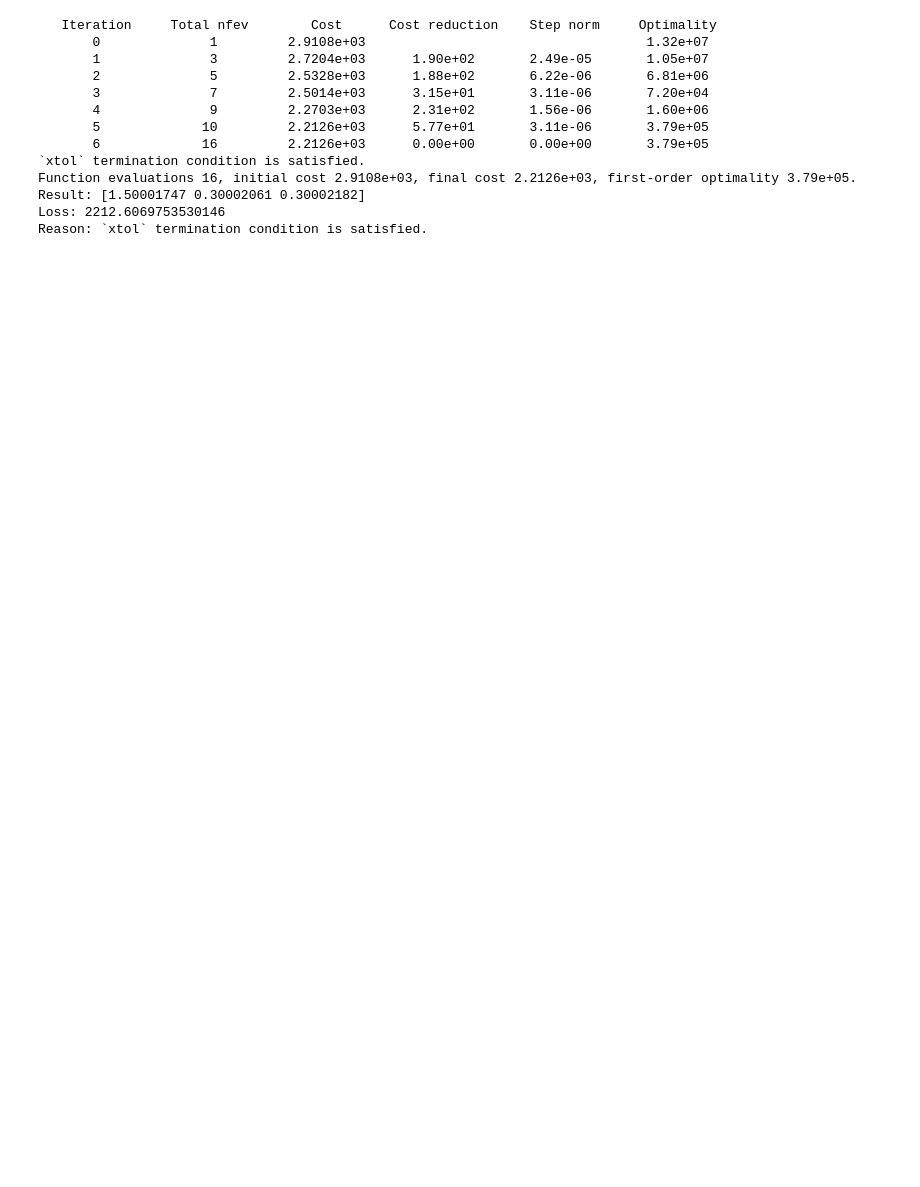
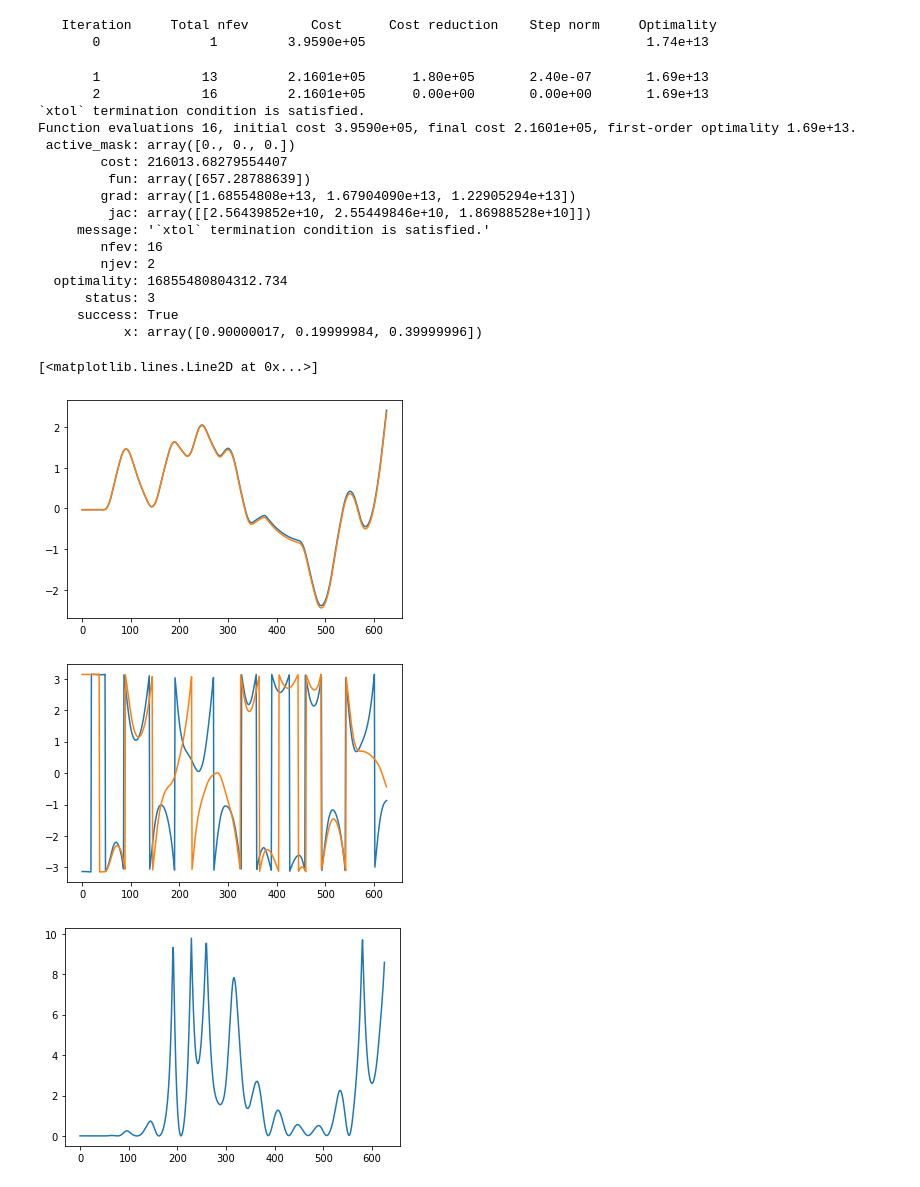
Before and after one commit to bastitx/cartpole_rl, a Jupyter notebook: param_fit.ipynb, the cells around one changed output. Drawn from its saved outputs; the diff is of its cells as text; code cells hidden in the pictures; blank space fills up the shorter version.

```diff
--- a/param_fit.ipynb
+++ b/param_fit.ipynb
@@ -26,31 +33,58 @@ def fun(theta):
         states += [env.step([x])[0]]
         if render:
             env.render()
-    if render:
-        env.close
+    env.close()
     return np.array(states)
 # %%
 solution_theta = [1.0, 0.1, 0.5]
 solution_states = fun(solution_theta)
-# %%
-def loss(theta):
-    states = fun(theta)
-    return np.sum(solution_states[:,[0,3]] - states[:,[0,3]], axis=1)
-# %%
-guess = [1.5, 0.3, 0.3]
-result = optimize.least_squares(loss, guess, diff_step=0.0001, verbose=2)
-print("Result: {}\nLoss: {}\nReason: {}".format(result.x, result.cost, result.message))
-# %% [output]
-   Iteration     Total nfev        Cost      Cost reduction    Step norm     Optimality
-       0              1         2.9108e+03                                    1.32e+07
-       1              3         2.7204e+03      1.90e+02       2.49e-05       1.05e+07
-       2              5         2.5328e+03      1.88e+02       6.22e-06       6.81e+06
-       3              7         2.5014e+03      3.15e+01       3.11e-06       7.20e+04
-       4              9         2.2703e+03      2.31e+02       1.56e-06       1.60e+06
-       5             10         2.2126e+03      5.77e+01       3.11e-06       3.79e+05
-       6             16         2.2126e+03      0.00e+00       0.00e+00       3.79e+05
-`xtol` termination condition is satisfied.
-Function evaluations 16, initial cost 2.9108e+03, final cost 2.2126e+03, first-order optimality 3.79e+05.
-Result: [1.50001747 0.30002061 0.30002182]
-Loss: 2212.6069753530146
-Reason: `xtol` termination condition is satisfied.
+# %%
+def loss_(theta):
+    states = fun(theta)
+    delta_phi = (solution_states[:,[3]] - states[:,[3]]) % (2 * np.pi)
+    delta_phi = np.minimum(delta_phi, 2*np.pi - delta_phi)**2
+    return (solution_states[:,[0]] - states[:,[0]])**2 + delta_phi
+
+def loss(theta):
+    if isinstance(theta[0], float):
+        return np.sum(loss_(theta))
+    else:
+        losses = []
+        for t in theta:
+            losses += [np.sum(loss(t))]
+        return losses
+# %%
+result = optimize.least_squares(loss, guess, verbose=2)
+print(result)
+states = fun(result.x)
+plt.figure()
+plt.plot(states[:,0])
+plt.plot(solution_states[:,0])
+plt.figure()
+plt.plot(states[:,3])
+plt.plot(solution_states[:,3])
+plt.figure()
+plt.plot(loss_(result.x))
+# %% [output]
+   Iteration     Total nfev        Cost      Cost reduction    Step norm     Optimality
+       0              1         3.9590e+05                                    1.74e+13
+       1             13         2.1601e+05      1.80e+05       2.40e-07       1.69e+13
+       2             16         2.1601e+05      0.00e+00       0.00e+00       1.69e+13
+`xtol` termination condition is satisfied.
+Function evaluations 16, initial cost 3.9590e+05, final cost 2.1601e+05, first-order optimality 1.69e+13.
+ active_mask: array([0., 0., 0.])
+        cost: 216013.68279554407
+         fun: array([657.28788639])
+        grad: array([1.68554808e+13, 1.67904090e+13, 1.22905294e+13])
+         jac: array([[2.56439852e+10, 2.55449846e+10, 1.86988528e+10]])
+     message: '`xtol` termination condition is satisfied.'
+        nfev: 16
+        njev: 2
+  optimality: 16855480804312.734
+      status: 3
+     success: True
+           x: array([0.90000017, 0.19999984, 0.39999996])
+[<matplotlib.lines.Line2D at 0x...>]
+[figure, added]
+[figure, added]
+[figure, added]
```
Also changed, not shown: parts of 5 cells of this notebook, 1 other file.
